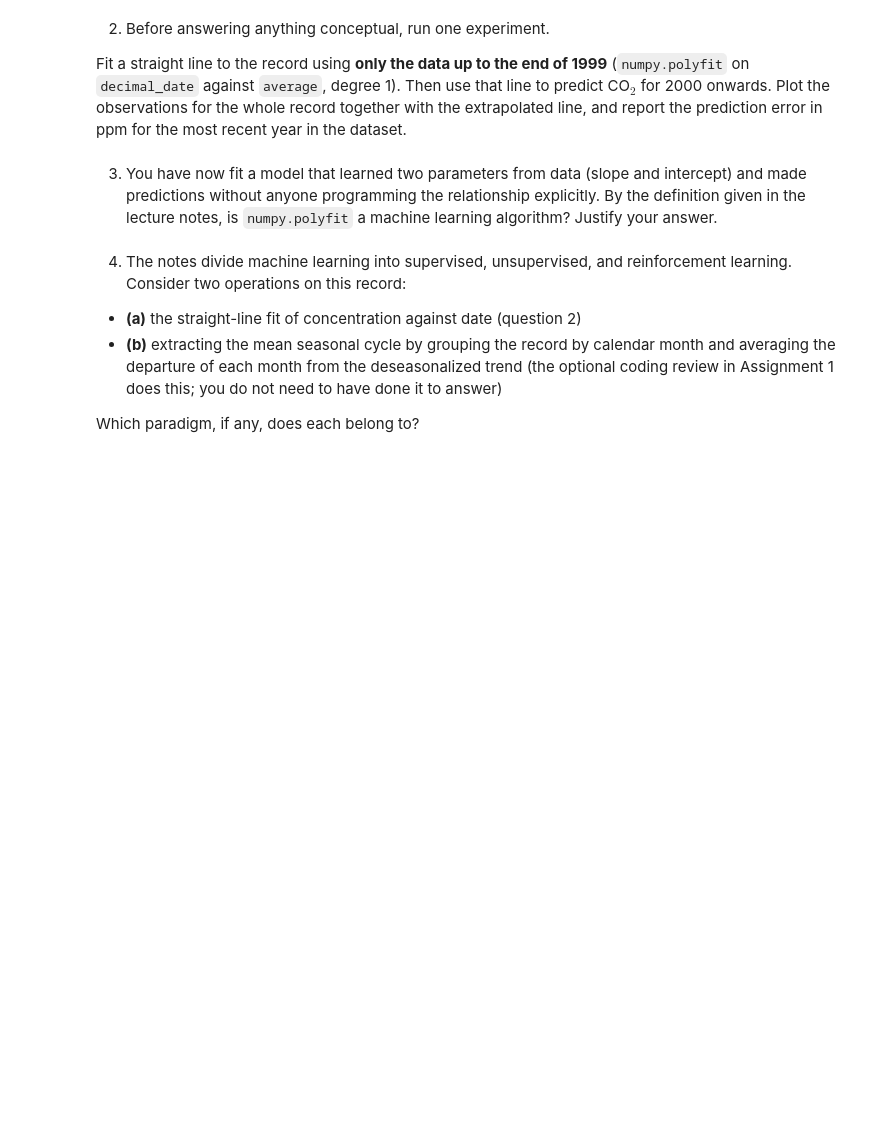
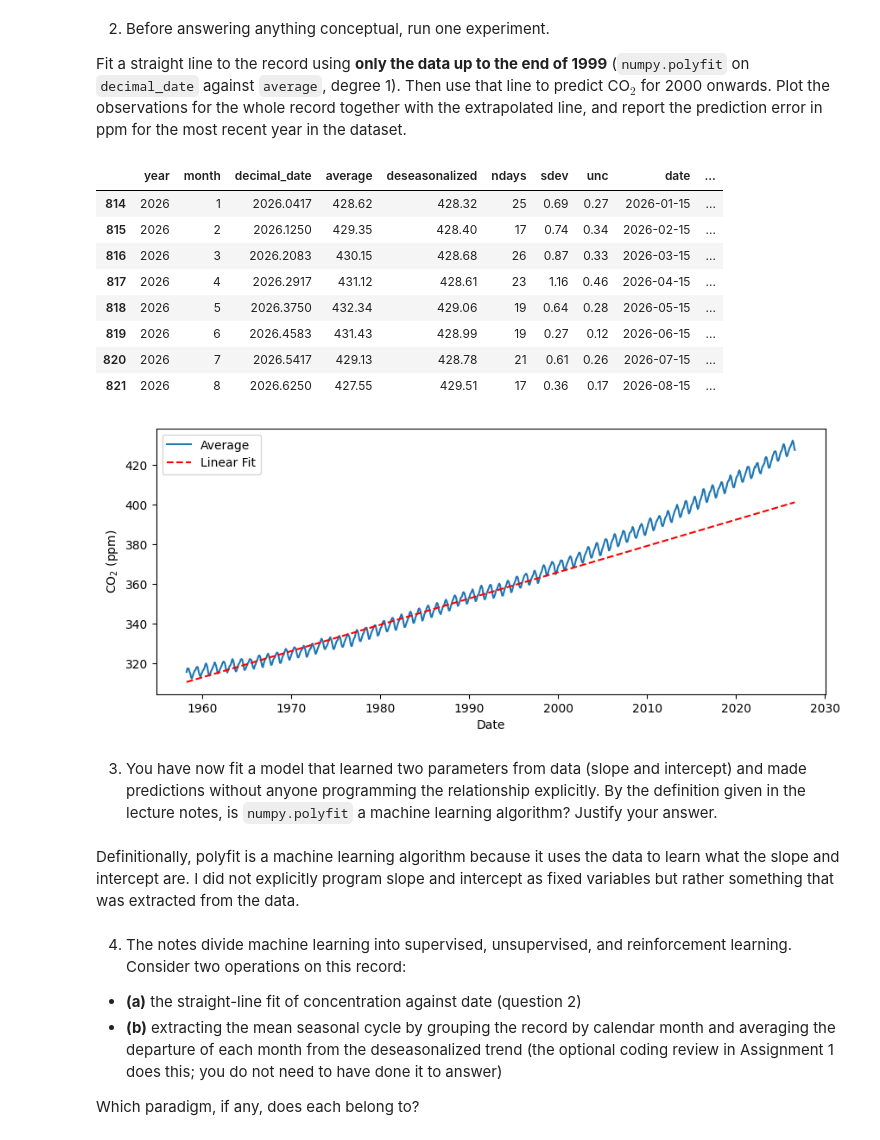
Before and after one commit to deborahteo/ml4climate2026, a Jupyter notebook: Assignment2.ipynb, the cells around one changed output. Cells and saved outputs as stored; diff of their text form; code cells hidden in the pictures; blank space fills up the shorter version.

```diff
--- a/Assignment2.ipynb
+++ b/Assignment2.ipynb
@@ -73,10 +80,38 @@ Fit a straight line to the record using **only the data up to the end of 1999**
 predict CO$_2$ for 2000 onwards. Plot the observations for the whole record together with
 the extrapolated line, and report the prediction error in ppm for the most recent year in
 the dataset.
+# %%
+data_pre_2000 = co2[co2['year'] <= 1999]
+slope, intercept = np.polyfit(data_pre_2000['decimal_date'], data_pre_2000['average'], 1)
+fig, ax = plt.subplots(figsize=(10, 4))
+ax.plot(co2["date"], co2["average"], label='Average')
+ax.plot(co2["date"], slope*co2['decimal_date'] + intercept, 'r--', label='Linear Fit')
+ax.set_xlabel('Date')
+ax.set_ylabel('CO$_2$ (ppm)')
+ax.legend()
+
+co2['year'].unique()
+last_year = co2[co2['year'] == 2026].copy()
+last_year['predicted'] = last_year['decimal_date']*slope+intercept
+last_year['prediction_error'] = last_year['predicted'] - last_year['average']
+last_year
+# %% [output]
+|  | year | month | decimal_date | average | deseasonalized | ndays | sdev | unc | date | ... |
+| 814 | 2026 | 1 | 2026.0417 | 428.62 | 428.32 | 25 | 0.69 | 0.27 | 2026-01-15 | ... |
+| 815 | 2026 | 2 | 2026.1250 | 429.35 | 428.40 | 17 | 0.74 | 0.34 | 2026-02-15 | ... |
+| 816 | 2026 | 3 | 2026.2083 | 430.15 | 428.68 | 26 | 0.87 | 0.33 | 2026-03-15 | ... |
+| 817 | 2026 | 4 | 2026.2917 | 431.12 | 428.61 | 23 | 1.16 | 0.46 | 2026-04-15 | ... |
+| 818 | 2026 | 5 | 2026.3750 | 432.34 | 429.06 | 19 | 0.64 | 0.28 | 2026-05-15 | ... |
+| 819 | 2026 | 6 | 2026.4583 | 431.43 | 428.99 | 19 | 0.27 | 0.12 | 2026-06-15 | ... |
+| 820 | 2026 | 7 | 2026.5417 | 429.13 | 428.78 | 21 | 0.61 | 0.26 | 2026-07-15 | ... |
+| 821 | 2026 | 8 | 2026.6250 | 427.55 | 429.51 | 17 | 0.36 | 0.17 | 2026-08-15 | ... |
+[figure, added]
 # %% [markdown]
 3) You have now fit a model that learned two parameters from data (slope and intercept) and made predictions
 without anyone programming the relationship explicitly. By the definition given in the
 lecture notes, is `numpy.polyfit` a machine learning algorithm? Justify your answer.
+# %% [markdown]
+Definitionally, polyfit is a machine learning algorithm because it uses the data to learn what the slope and intercept are. I did not explicitly program slope and intercept as fixed variables but rather something that was extracted from the data.
 # %% [markdown]
 4) The notes divide machine learning into supervised, unsupervised, and reinforcement
 learning. Consider two operations on this record:
```
Also changed, not shown: parts of 2 cells of this notebook.
